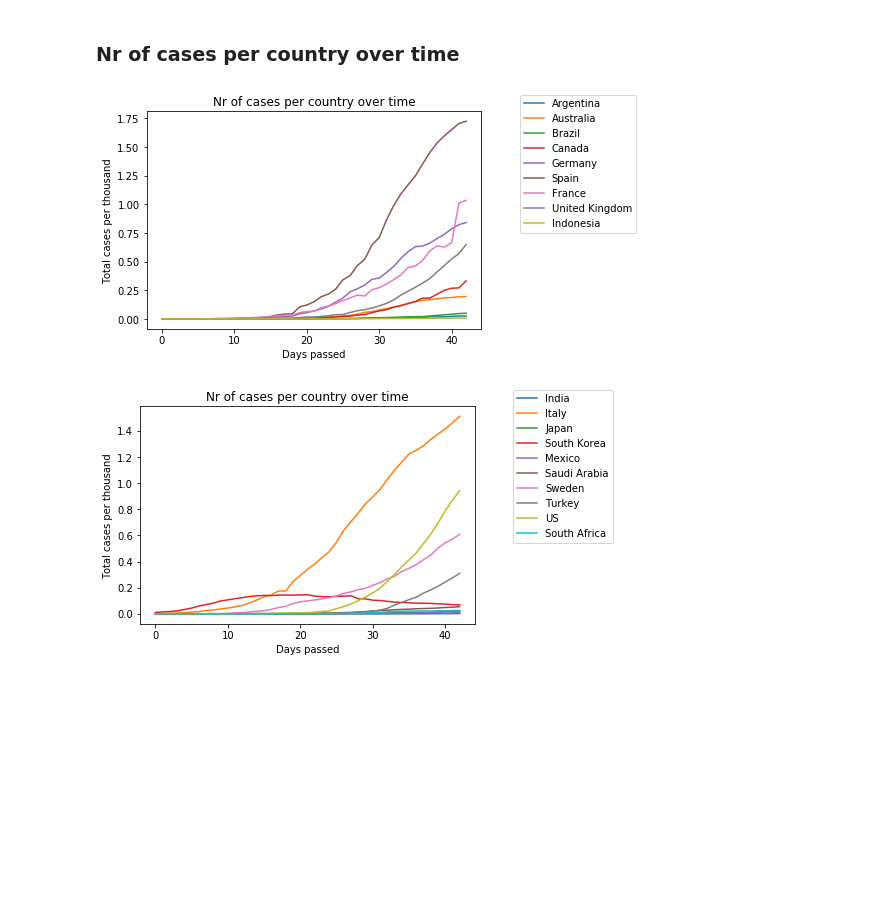
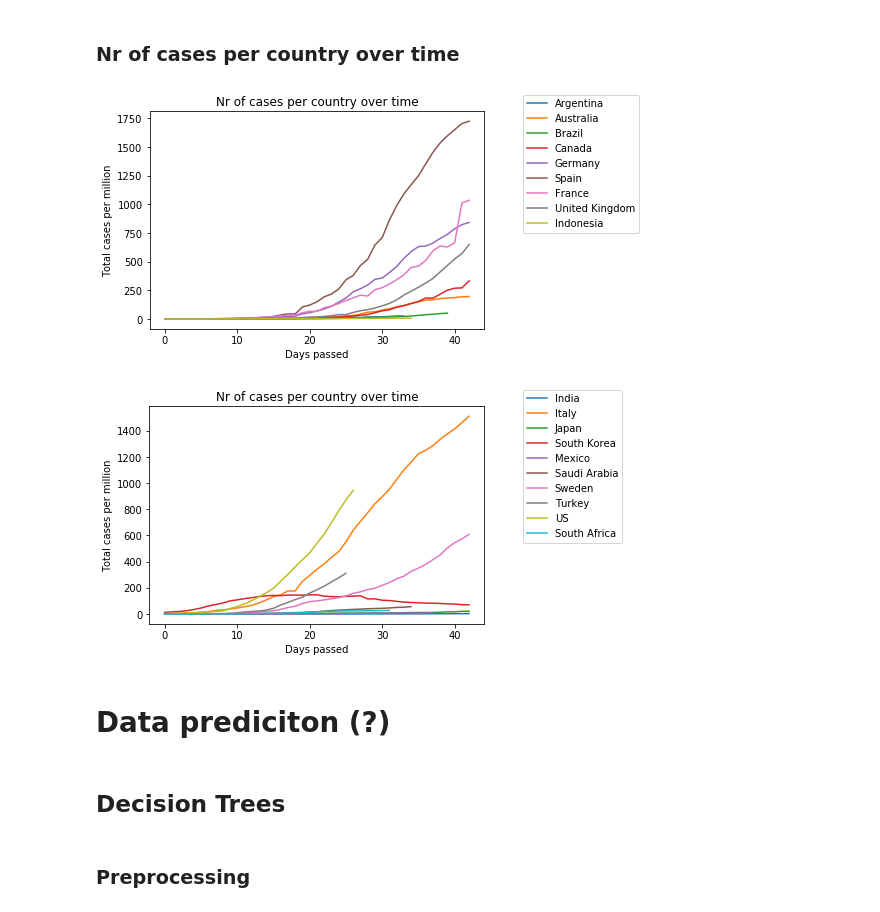
Before and after one commit to anamarisamacedo/FEUP-IART, a Jupyter notebook: TP2/notebook.ipynb, the cells around one changed output. Saved outputs shown, nothing was run; the diff lists cells and outputs as text; code cells hidden in the pictures; blank space fills up the shorter version.

Commit message:
Added cases_per_million, removed days without cases

```diff
--- a/TP2/notebook.ipynb
+++ b/TP2/notebook.ipynb
@@ -9,12 +9,13 @@ import pandas as pd
 import numpy as np
 import datetime
 import matplotlib.pyplot as plt
+from sklearn import tree, preprocessing
 
 covid_dataset = pd.read_csv('google_new.csv', na_values=['NA'])
 
 #Searching for null values, none found
 print(covid_dataset.isnull().sum())
-
+covid_dataset = covid_dataset[covid_dataset['total_cases'] > 0]
 covid_dataset.drop('iso', axis=1, inplace=True)
 # %% [output]
 iso                  0
@@ -76,10 +77,16 @@ print(new_covid_dataset.loc[:, ['recovered', 'country']])
 #active cases = total confirmed - total recovered - total deaths
 new_covid_dataset['active_cases'] = new_covid_dataset['total_cases'] - new_covid_dataset['fatalities'] - new_covid_dataset['recovered']
 
-#passed_days is the number of passed days since the first reported day
+#converting date string to an actual date
 new_covid_dataset['date']= pd.to_datetime(new_covid_dataset.date)
 
-new_covid_dataset['passed_days'] = (new_covid_dataset['date'] - new_covid_dataset['date'].iloc[0]).dt.days
+#List of all countries in dataset
+countries = new_covid_dataset['country'].unique()
+
+for country in countries:
+    country_rows = new_covid_dataset[new_covid_dataset['country'] == country]
+    #passed_days is the number of passed days since the first reported day with more than 0 cases
+    new_covid_dataset.loc[new_covid_dataset['country'] == country, 'passed_days'] = (country_rows['date'] - country_rows.iloc[0]['date']).dt.days
 
 #removing redundant variable 'date'
 new_covid_dataset.drop('date', axis=1, inplace=True)
@@ -105,13 +112,15 @@ print(new_covid_dataset.loc[:, ['active_cases', 'passed_days']])
 # %%
-#List of all countries in dataset
-countries = new_covid_dataset['country'].unique()
-
 #dict with populations to fill
-population = {'Argentina' : 44490000, 'Australia' : 24990000, 'Brazil' : 209500000, 'Canada' : 37590000, 'Germany' : 83020000, 'Spain' : 46940000, 'France' : 66990000, 'United Kingdom' : 66650000, 'Indonesia' : 267700000, 'India' : 1353000000, 'Italy' : 60360000, 'Japan' : 126500000, 'South Korea' : 51640000, 'Mexico' : 126200000, 'Saudi Arabia' : 33700000, 'Sweden' : 10230000, 'Turkey' : 82000000, 'US' : 328200000, 'South Africa' : 57780000}
+population = {'Argentina' : 44490000, 'Australia' : 24990000, 'Brazil' : 209500000,
+              'Canada' : 37590000, 'Germany' : 83020000, 'Spain' : 46940000,
+              'France' : 66990000, 'United Kingdom' : 66650000, 'Indonesia' : 267700000,
+              'India' : 1353000000, 'Italy' : 60360000, 'Japan' : 126500000,
+              'South Korea' : 51640000, 'Mexico' : 126200000, 'Saudi Arabia' : 33700000,
+              'Sweden' : 10230000, 'Turkey' : 82000000, 'US' : 328200000, 'South Africa' : 57780000}
 for country in countries:
     new_covid_dataset.loc[new_covid_dataset['country'] == country, 'population'] = population[country]
-    new_covid_dataset.loc[:, 'cases_per_thousand'] = new_covid_dataset['active_cases']/(new_covid_dataset['population']/1000)
+    new_covid_dataset.loc[:, 'cases_per_million'] = new_covid_dataset['active_cases']/(new_covid_dataset['population']/1000000)
 
-print(new_covid_dataset.loc[:, ['population', 'cases_per_thousand']])
+print(new_covid_dataset.loc[:, ['population', 'cases_per_million']])
 new_covid_dataset.to_csv('result.csv')
 # %% [output]
@@ -170,31 +179,37 @@ for i in range(0, len(countries)):
 # %%
 #List of all countries in dataset
 countries = covid_dataset['country'].unique()
 for i in range(0, (len(countries))//2):
     #Rows corresponding to the country in the current iteration
     country_rows = new_covid_dataset[new_covid_dataset['country'] == countries[i]]
     #Plot total cases
-    plt.plot(country_rows['passed_days'], country_rows['cases_per_thousand'], label=countries[i])
+    plt.plot(country_rows['passed_days'], country_rows['cases_per_million'], label=countries[i])
 
 #Title, label and legend
-plt.ylabel('Total cases per thousand')
+plt.ylabel('Total cases per million')
 plt.xlabel('Days passed')
 plt.legend(bbox_to_anchor=(1.1, 1.1), loc=2)
 plt.title('Nr of cases per country over time')
 plt.show()
 
 for i in range((len(countries))//2, len(countries)):
     #Rows corresponding to the country in the current iteration
     country_rows = new_covid_dataset[new_covid_dataset['country'] == countries[i]]
     #Plot total cases
-    plt.plot(country_rows['passed_days'], country_rows['cases_per_thousand'], label=countries[i])
+    plt.plot(country_rows['passed_days'], country_rows['cases_per_million'], label=countries[i])
 
 #Title, label and legend
-plt.ylabel('Total cases per thousand')
+plt.ylabel('Total cases per million')
 plt.xlabel('Days passed')
 plt.legend(bbox_to_anchor=(1.1, 1.1), loc=2)
 plt.title('Nr of cases per country over time')
 plt.show()
 # %% [output]
-[figure, old version]
+[figure, new version]
-[figure, old version]
+[figure, new version]
+# %% [markdown]
+# Data prediciton (?)
+# %% [markdown]
+## Decision Trees
+# %% [markdown]
+### Preprocessing
```
Also changed, not shown: parts of 8 cells of this notebook, 2 other files.
